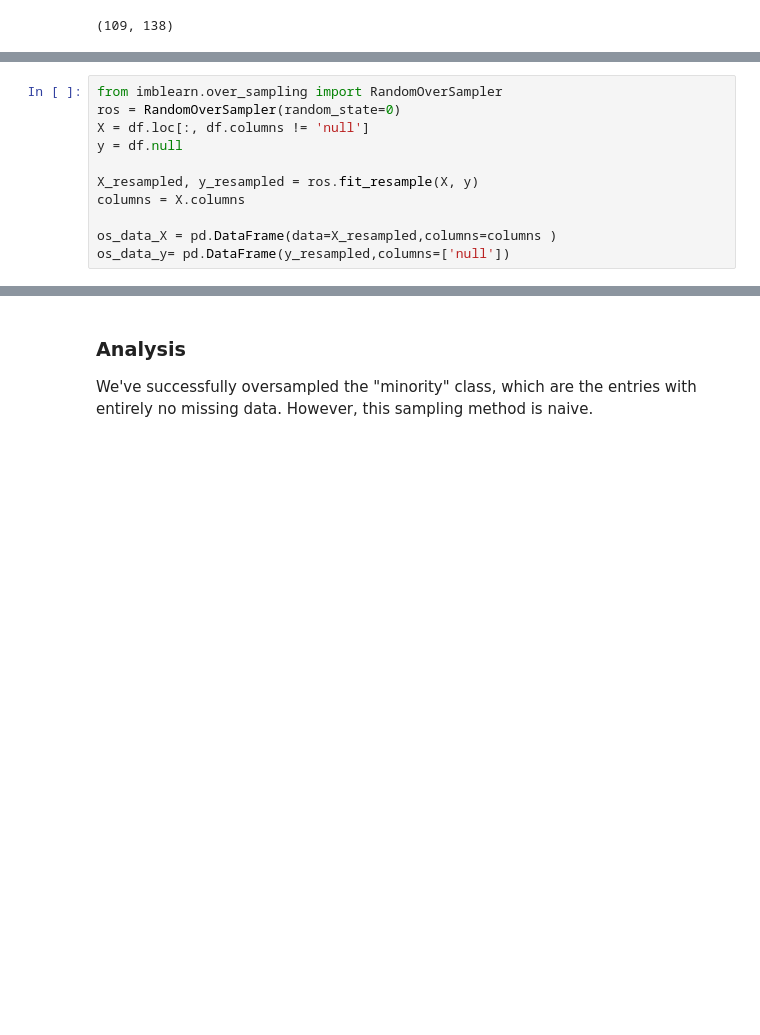
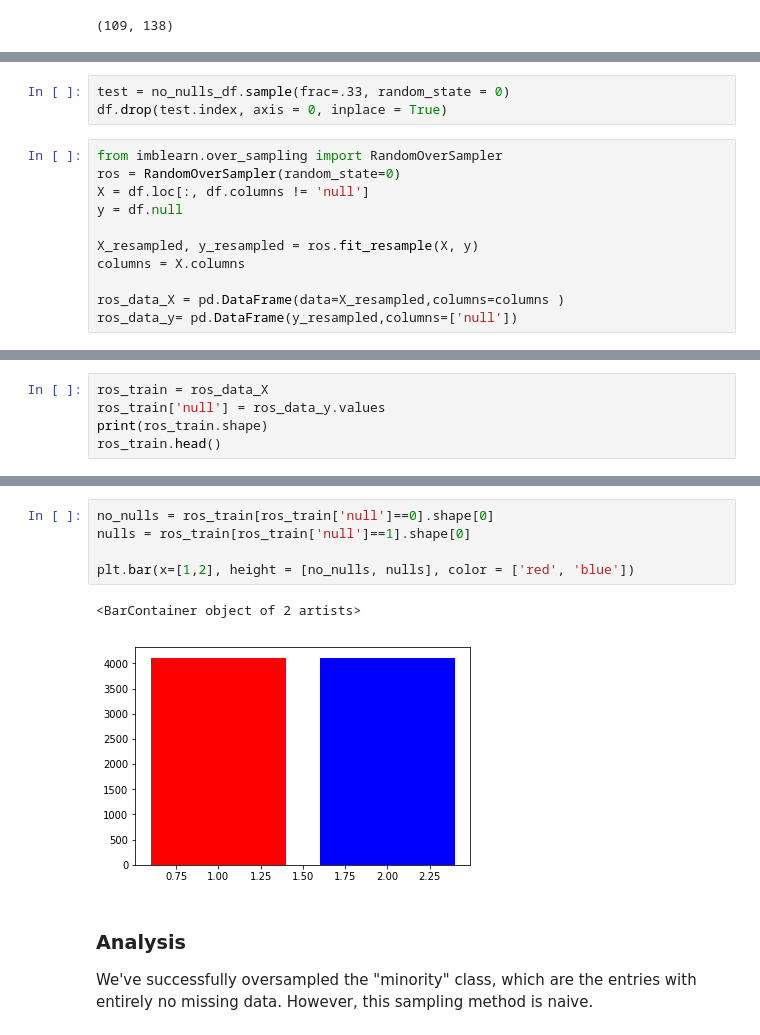
Before and after one commit to tthien92/Evaluating_Hospital_Medicare, a Jupyter notebook: OS -Oversampling & Scrubbing Data.ipynb, the cells around one changed output, grey strips where cells are left out. Cells and saved outputs as stored; diff of their text form; blank space fills up the shorter version.

```diff
--- a/OS -Oversampling & Scrubbing Data.ipynb
+++ b/OS -Oversampling & Scrubbing Data.ipynb
@@ -71,3 +250,6 @@ total entries with missing data: 4113
+# %%
+test = no_nulls_df.sample(frac=.33, random_state = 0)
+df.drop(test.index, axis = 0, inplace = True)
 # %%
 from imblearn.over_sampling import RandomOverSampler
 ros = RandomOverSampler(random_state=0)
@@ -77,5 +259,5 @@ y = df.null
 X_resampled, y_resampled = ros.fit_resample(X, y)
 columns = X.columns
 
-os_data_X = pd.DataFrame(data=X_resampled,columns=columns )
-os_data_y= pd.DataFrame(y_resampled,columns=['null'])
+ros_data_X = pd.DataFrame(data=X_resampled,columns=columns )
+ros_data_y= pd.DataFrame(y_resampled,columns=['null'])
@@ -106,3 +274,8 @@ Number of nulls in oversampled data 4113
 Number of pure 4113
 Proportion of nulls in oversampled data is  0.5
 Proportion of pures data in oversampled data is  0.5
+# %%
+ros_train = ros_data_X
+ros_train['null'] = ros_data_y.values
+print(ros_train.shape)
+ros_train.head()
@@ -109,3 +291,11 @@ Proportion of pures data in oversampled data is  0.5
+# %%
+no_nulls = ros_train[ros_train['null']==0].shape[0]
+nulls = ros_train[ros_train['null']==1].shape[0]
+
+plt.bar(x=[1,2], height = [no_nulls, nulls], color = ['red', 'blue'])
+# %% [output]
+<BarContainer object of 2 artists>
+[figure, added]
 # %% [markdown]
 ### Analysis
 We've successfully oversampled the "minority" class, which are the entries with entirely no missing data. However, this sampling method is naive.
```
Also changed, not shown: parts of 26 cells of this notebook.
